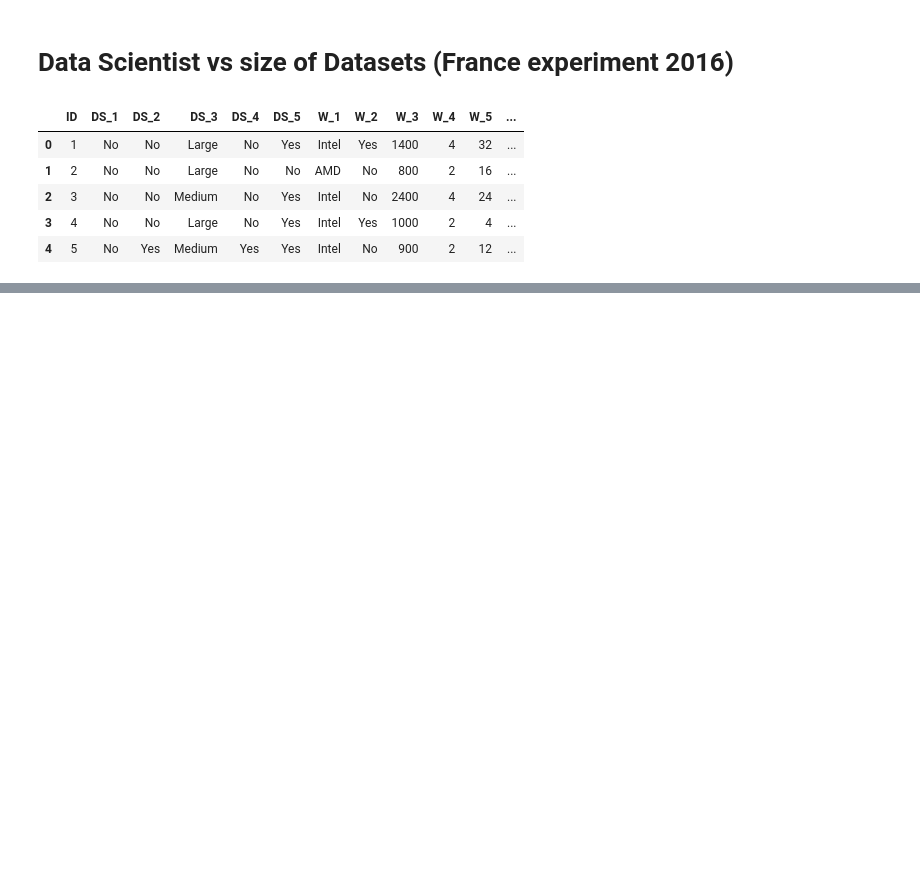
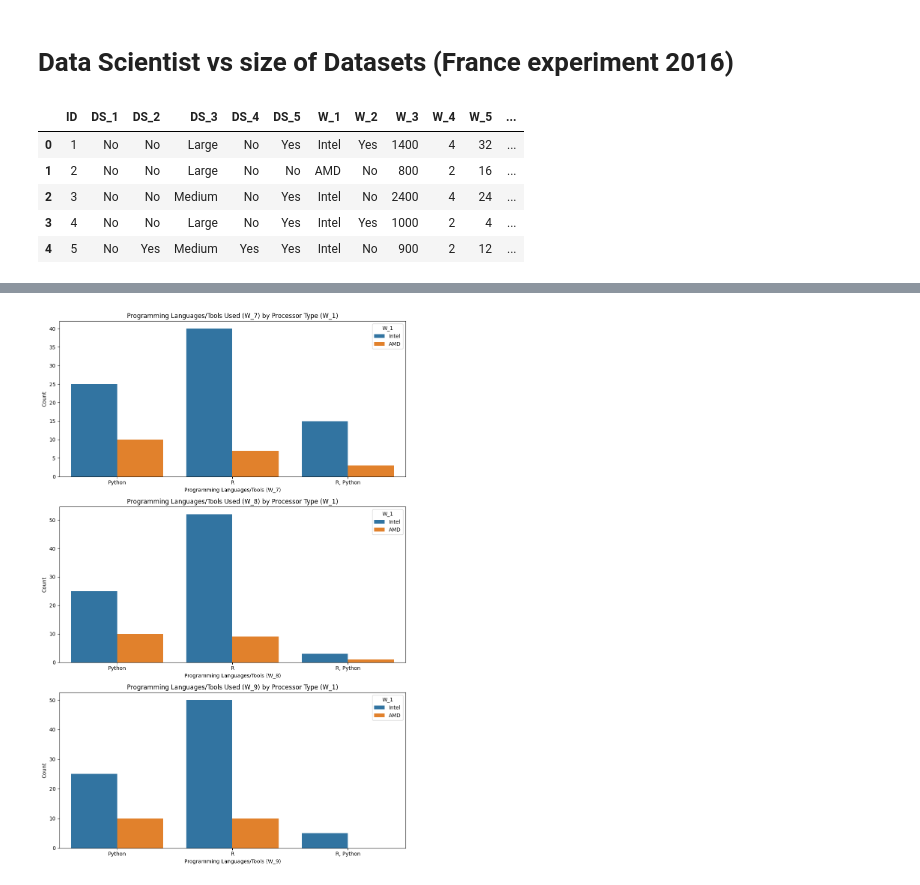
Before and after one commit to Jhonnatan7br/Impact-of-AI-in-organizations, a Jupyter notebook: 3. Data_experiments/6_DataScience.ipynb, the cells around one changed output, grey strips where cells are left out. Drawn from its saved outputs; the diff is of its cells as text; code cells hidden in the pictures; blank space fills up the shorter version.

```diff
--- a/3. Data_experiments/6_DataScience.ipynb
+++ b/3. Data_experiments/6_DataScience.ipynb
@@ -13,0 +32,31 @@ DS.head()
+# %%
+import pandas as pd
+data_scientists_france = DS
+
+import matplotlib.pyplot as plt
+import seaborn as sns
+
+# Hypothesis 1: Relationship between processor type and programming languages/tools used
+# We will create a countplot for each of W_7, W_8, W_9 based on the processor type
+
+fig, axes = plt.subplots(3, 1, figsize=(10, 15))
+
+sns.countplot(data=data_scientists_france, x='W_7', hue='W_1', ax=axes[0])
+axes[0].set_title('Programming Languages/Tools Used (W_7) by Processor Type (W_1)')
+axes[0].set_xlabel('Programming Languages/Tools (W_7)')
+axes[0].set_ylabel('Count')
+
+sns.countplot(data=data_scientists_france, x='W_8', hue='W_1', ax=axes[1])
+axes[1].set_title('Programming Languages/Tools Used (W_8) by Processor Type (W_1)')
+axes[1].set_xlabel('Programming Languages/Tools (W_8)')
+axes[1].set_ylabel('Count')
+
+sns.countplot(data=data_scientists_france, x='W_9', hue='W_1', ax=axes[2])
+axes[2].set_title('Programming Languages/Tools Used (W_9) by Processor Type (W_1)')
+axes[2].set_xlabel('Programming Languages/Tools (W_9)')
+axes[2].set_ylabel('Count')
+
+plt.tight_layout()
+plt.show()
+# %% [output]
+[figure, added]
```
Also changed, not shown: parts of 6 cells of this notebook, 2 other files.
